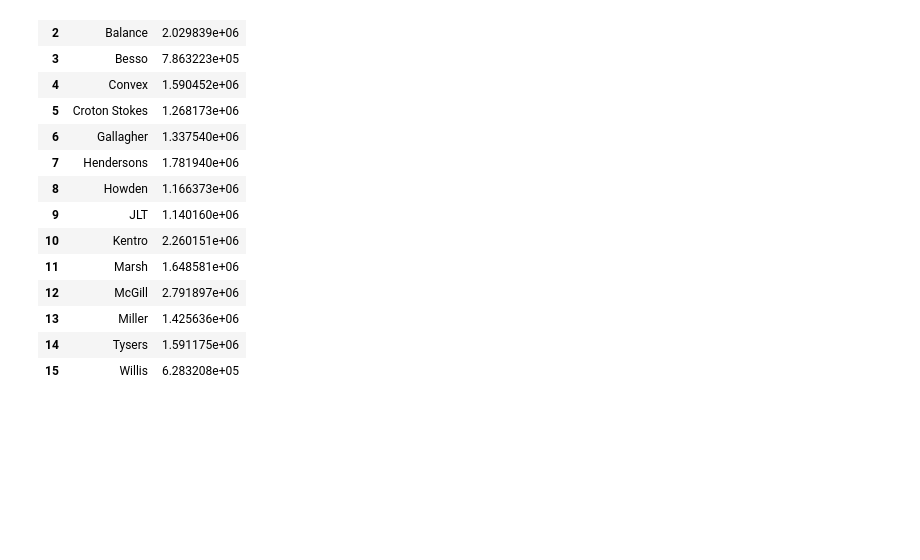
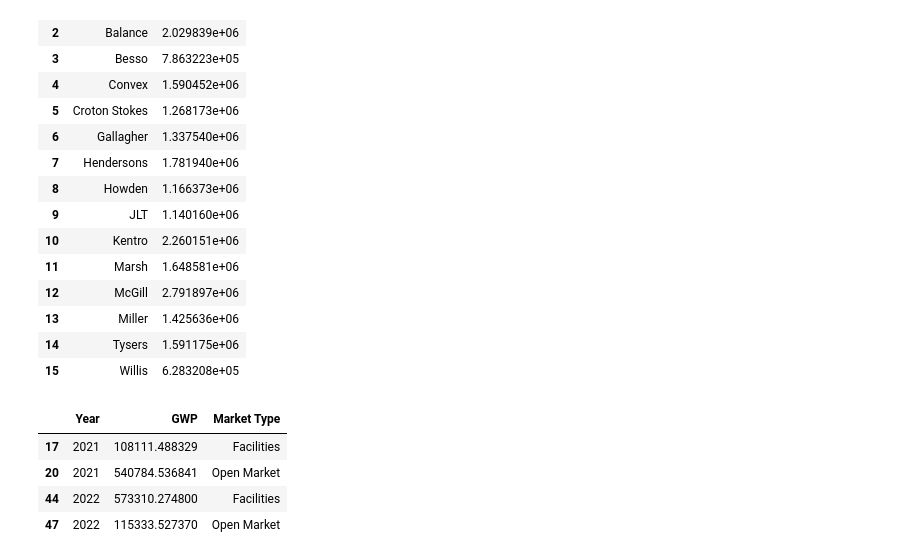
Before and after one commit to Saurabhbaghel/dashboard, a Jupyter notebook: del.ipynb, the cells around one changed output. Drawn from its saved outputs; the diff is of its cells as text; code cells hidden in the pictures; blank space fills up the shorter version.

```diff
--- a/del.ipynb
+++ b/del.ipynb
@@ -128,3 +128,13 @@ data_
 | 13 | Miller | 1.425636e+06 |
 | 14 | Tysers | 1.591175e+06 |
 | 15 | Willis | 6.283208e+05 |
+# %%
+a = data.loc[data["Broker Name"]=="Gallagher"]
+# %%
+a[["Year", "GWP", "Market Type"]]
+# %% [output]
+|  | Year | GWP | Market Type |
+| 17 | 2021 | 108111.488329 | Facilities |
+| 20 | 2021 | 540784.536841 | Open Market |
+| 44 | 2022 | 573310.274800 | Facilities |
+| 47 | 2022 | 115333.527370 | Open Market |
```
Also changed, not shown: parts of 1 cell of this notebook, 9 other files.
